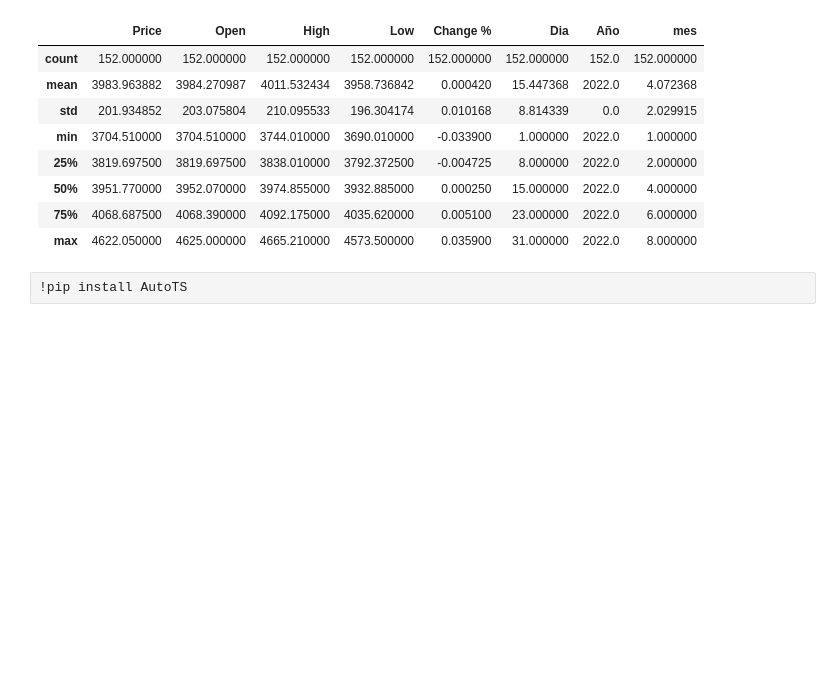
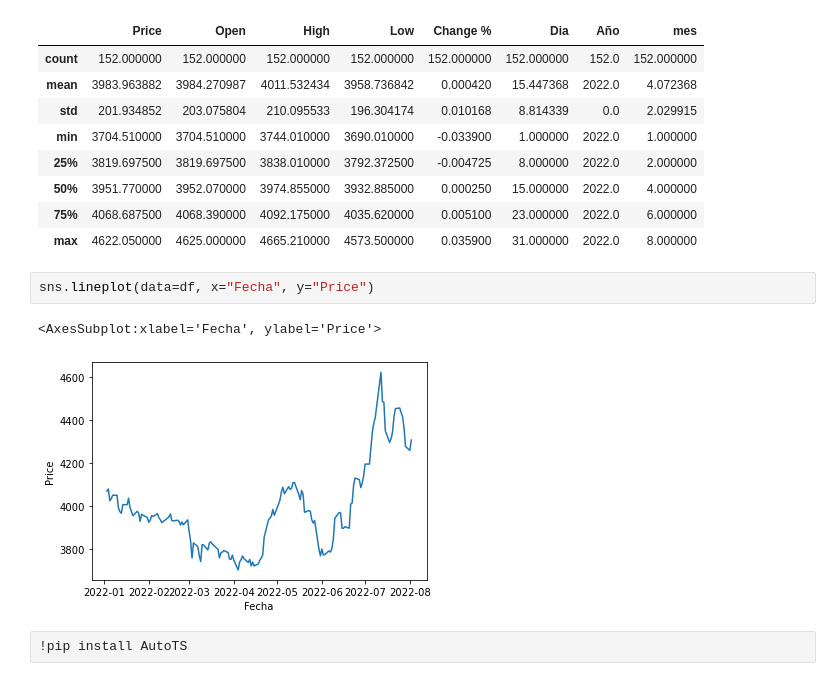
Before and after one commit to Risharky/forecaster_experiment, a Jupyter notebook: Untitled.ipynb, the cells around one changed output. Saved outputs shown, nothing was run; the diff lists cells and outputs as text; blank space fills up the shorter version.

```diff
--- a/Untitled.ipynb
+++ b/Untitled.ipynb
@@ -71,6 +71,11 @@ df.describe()
 | 50% | 3951.770000 | 3952.070000 | 3974.855000 | 3932.885000 | 0.000250 | 15.000000 | 2022.0 | 4.000000 |
 | 75% | 4068.687500 | 4068.390000 | 4092.175000 | 4035.620000 | 0.005100 | 23.000000 | 2022.0 | 6.000000 |
 | max | 4622.050000 | 4625.000000 | 4665.210000 | 4573.500000 | 0.035900 | 31.000000 | 2022.0 | 8.000000 |
+# %%
+sns.lineplot(data=df, x="Fecha", y="Price")
+# %% [output]
+<AxesSubplot:xlabel='Fecha', ylabel='Price'>
+[figure, added]
 # %%
 !pip install AutoTS
 # %% [output]
```
Also changed, not shown: 2 other files.
